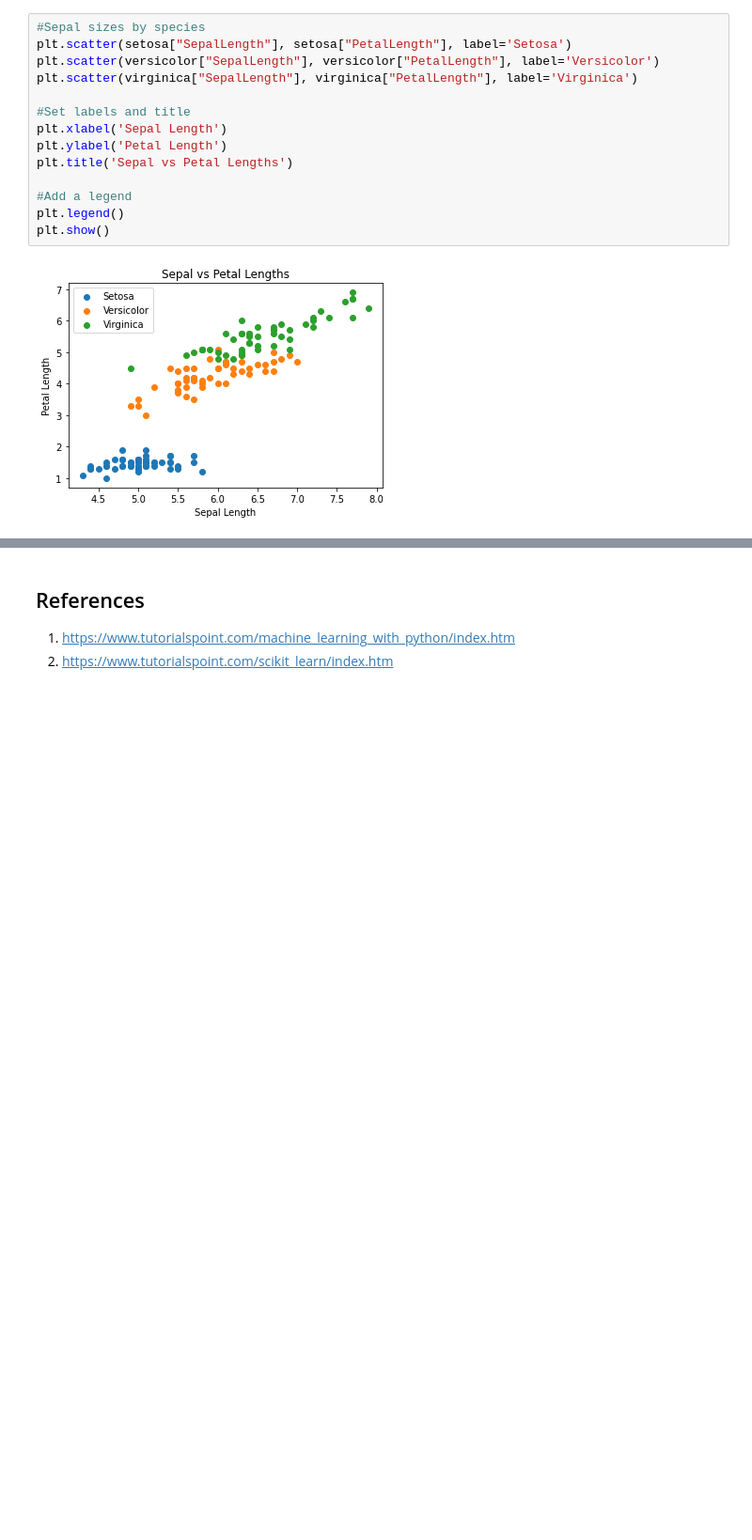
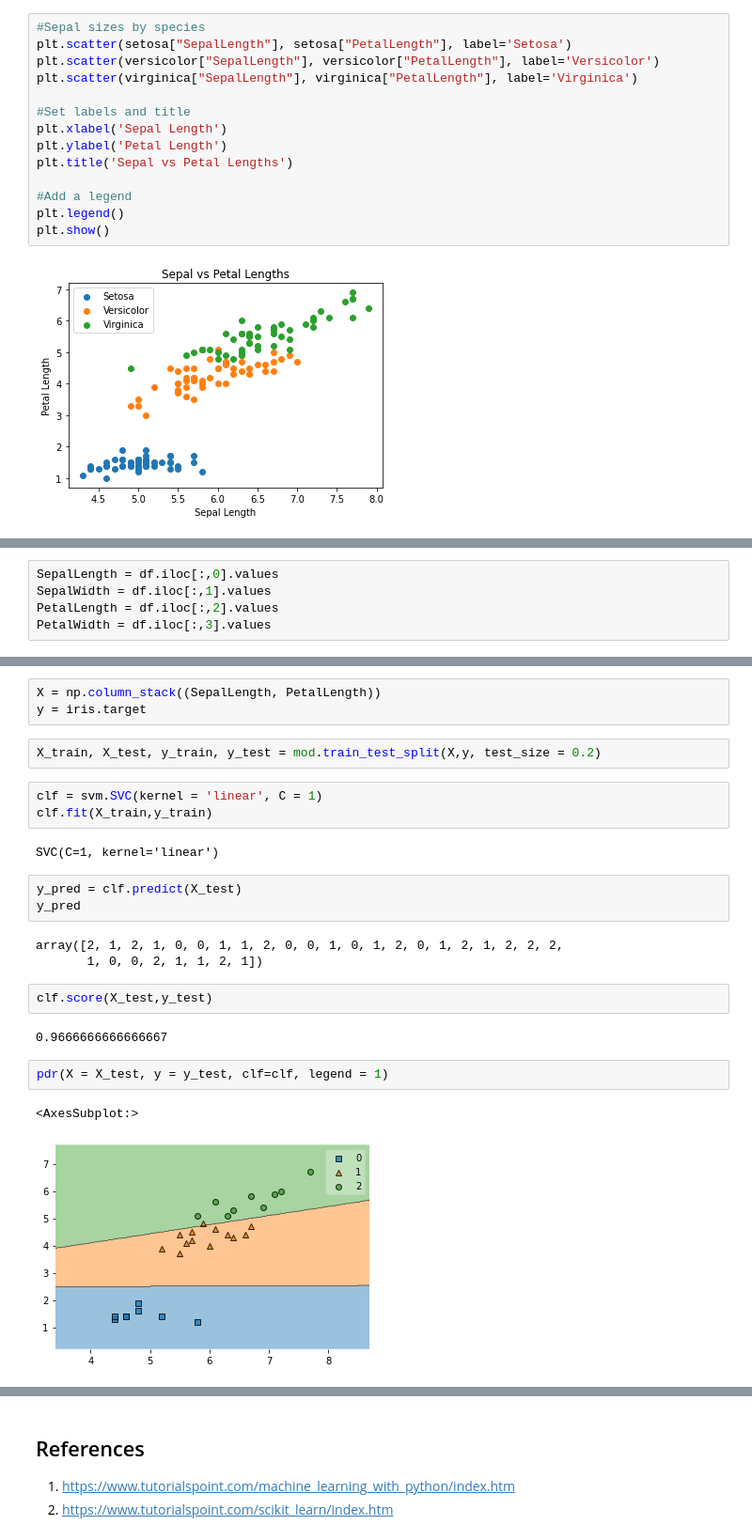
Before and after one commit to ShanePAustin/machine-learning-and-statistics, a Jupyter notebook: scikit-learn.ipynb, the cells around one changed output, grey strips where cells are left out. Shown at 94% size. Saved outputs shown, nothing was run; the diff lists cells and outputs as text; blank space fills up the shorter version.

```diff
--- a/scikit-learn.ipynb
+++ b/scikit-learn.ipynb
@@ -122,0 +208,5 @@ plt.show()
+# %%
+SepalLength = df.iloc[:,0].values
+SepalWidth = df.iloc[:,1].values
+PetalLength = df.iloc[:,2].values
+PetalWidth = df.iloc[:,3].values
@@ -122,0 +215,25 @@ plt.show()
+# %%
+X = np.column_stack((SepalLength, PetalLength))
+y = iris.target
+# %%
+X_train, X_test, y_train, y_test = mod.train_test_split(X,y, test_size = 0.2)
+# %%
+clf = svm.SVC(kernel = 'linear', C = 1)
+clf.fit(X_train,y_train)
+# %% [output]
+SVC(C=1, kernel='linear')
+# %%
+y_pred = clf.predict(X_test)
+y_pred
+# %% [output]
+array([2, 1, 2, 1, 0, 0, 1, 1, 2, 0, 0, 1, 0, 1, 2, 0, 1, 2, 1, 2, 2, 2,
+       1, 0, 0, 2, 1, 1, 2, 1])
+# %%
+clf.score(X_test,y_test)
+# %% [output]
+0.9666666666666667
+# %%
+pdr(X = X_test, y = y_test, clf=clf, legend = 1)
+# %% [output]
+<AxesSubplot:>
+[figure, added]
```
Also changed, not shown: parts of 18 cells of this notebook.
